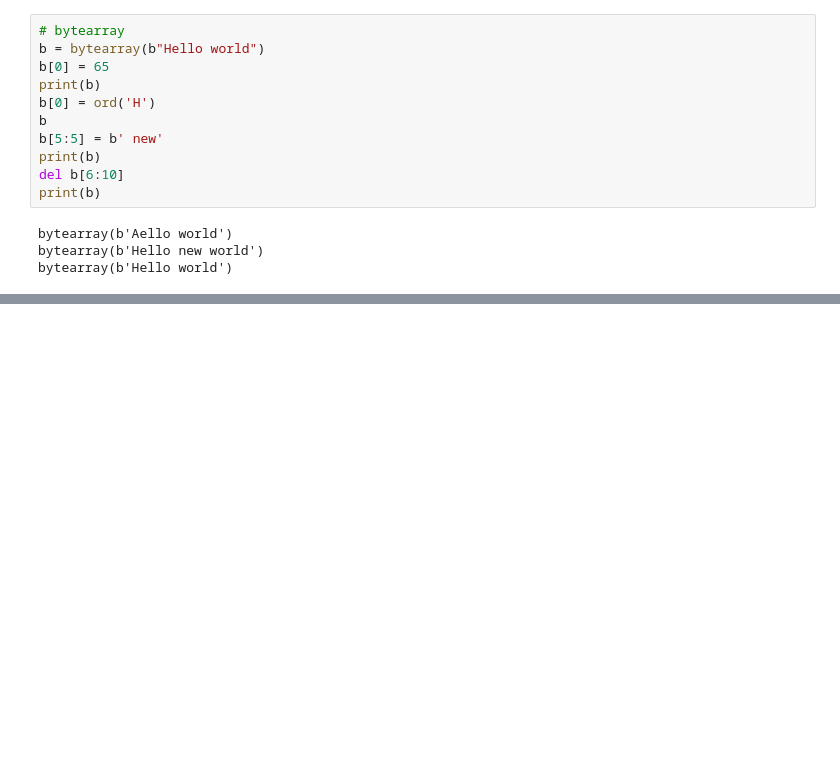
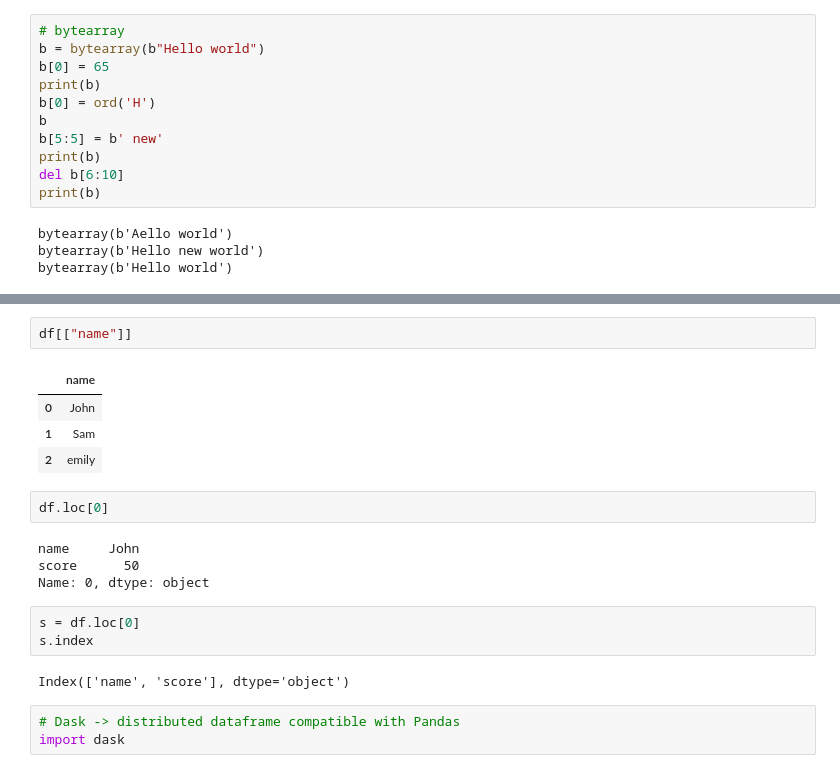
Before and after one commit to chandrashekar-babu/python-optimization-workshop, a Jupyter notebook: 2025_Aug13.ipynb, the cells around one changed output, grey strips where cells are left out. Cells and saved outputs as stored; diff of their text form; blank space fills up the shorter version.

```diff
--- a/2025_Aug13.ipynb
+++ b/2025_Aug13.ipynb
@@ -583,0 +761,21 @@ from array import array
+# %%
+df[["name"]]
+# %% [output]
+|  | name |
+| 0 | John |
+| 1 | Sam |
+| 2 | emily |
+# %%
+df.loc[0]
+# %% [output]
+name     John
+score      50
+Name: 0, dtype: object
+# %%
+s = df.loc[0]
+s.index
+# %% [output]
+Index(['name', 'score'], dtype='object')
+# %%
+# Dask -> distributed dataframe compatible with Pandas
+import dask
```
Also changed, not shown: parts of 32 cells of this notebook, 4 other files.
